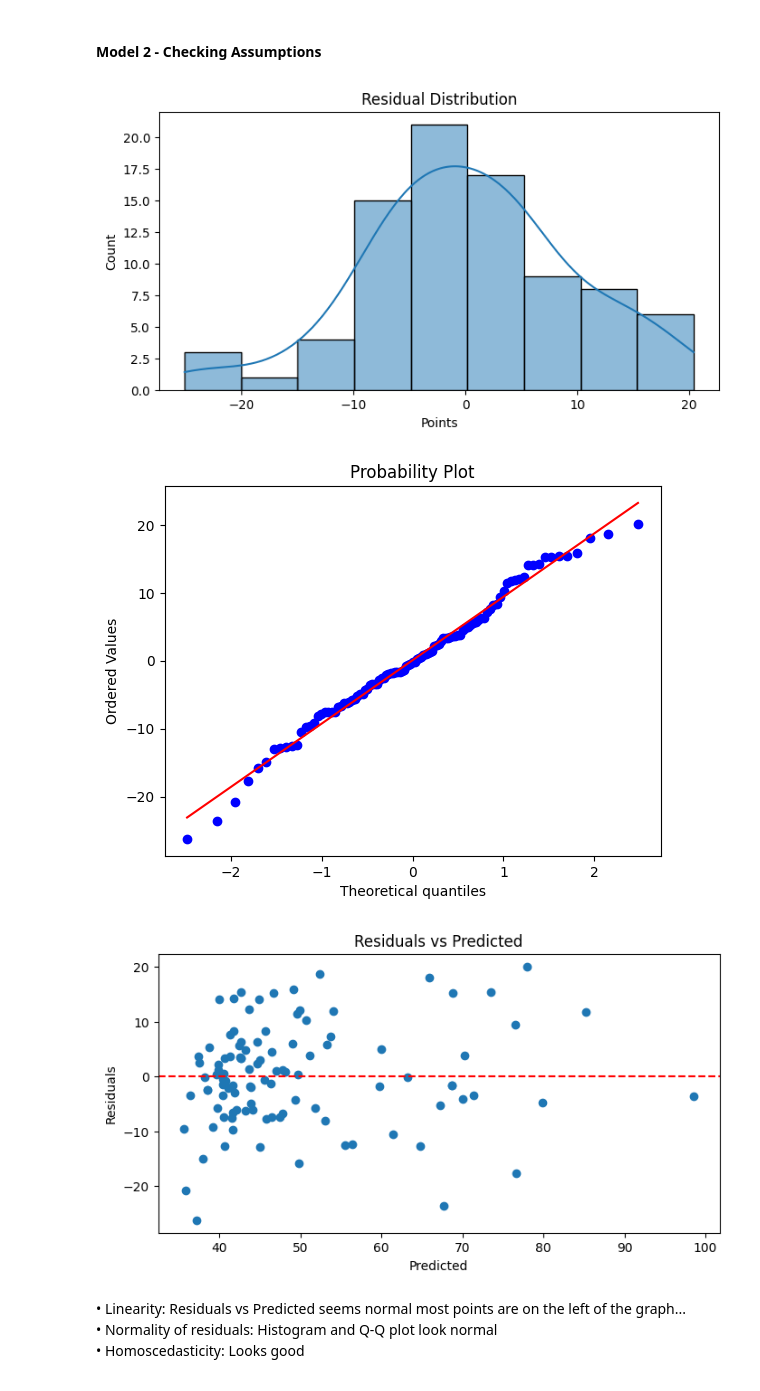
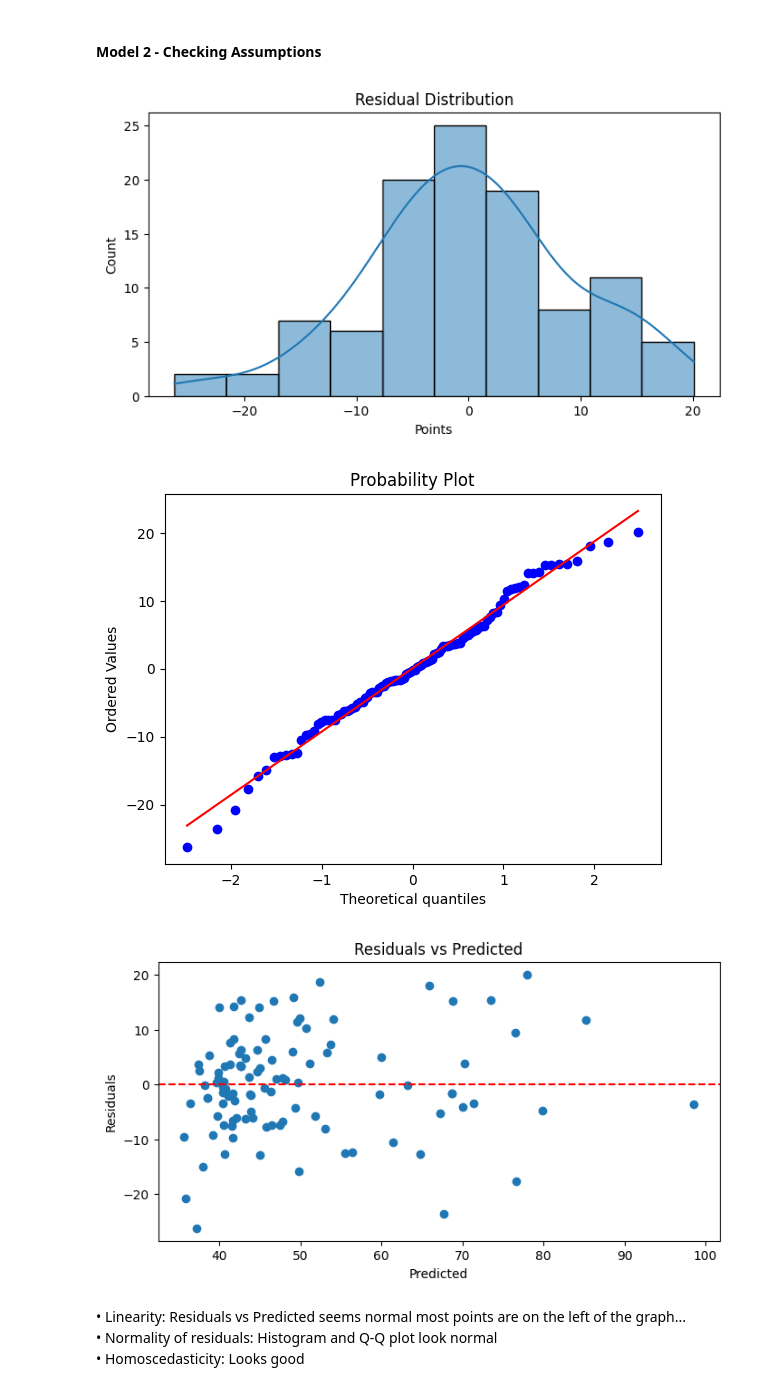
Before and after one commit to apend10/statistics-capstone, a Jupyter notebook: model-1-multi-lin-reg/model_1_dev.ipynb, the cells around one changed output. Drawn from its saved outputs; the diff is of its cells as text; code cells hidden in the pictures.

```diff
--- a/model-1-multi-lin-reg/model_1_dev.ipynb
+++ b/model-1-multi-lin-reg/model_1_dev.ipynb
@@ -751,27 +751,27 @@ RMSE (original features): 9.209
 # %%
 # Feature Based Linear Regression Model
 residuals = y_test - y_pred
 
 # Histogram of residuals
 plt.figure(figsize=(8, 4))
-sns.histplot(residuals_pca, kde=True)
+sns.histplot(residuals, kde=True)
 plt.title("Residual Distribution")
 plt.show()
 
 # Q-Q plot
 stats.probplot(residuals, dist="norm", plot=plt)
 plt.show()
 
 # Residual vs Predicted
 plt.figure(figsize=(8, 4))
 plt.scatter(y_pred, residuals)
 plt.axhline(0, color='red', linestyle='--')
 plt.xlabel('Predicted')
 plt.ylabel('Residuals')
 plt.title('Residuals vs Predicted')
 plt.show()
 # %% [output]
-[figure, old version]
+[figure, new version]
 [figure]
 [figure]
 # %% [markdown]
```
Also changed, not shown: parts of 1 cell of this notebook, 2 other files.
